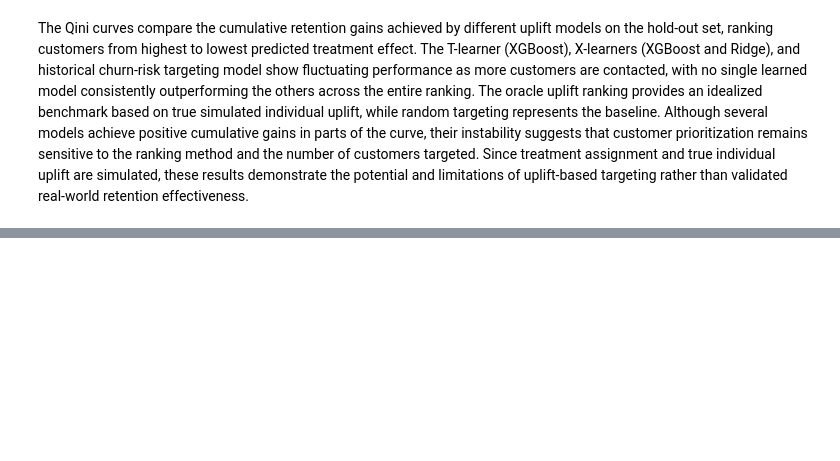
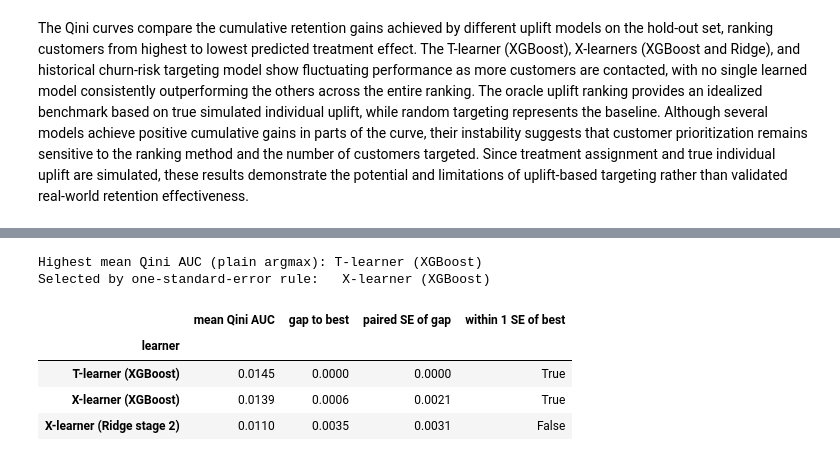
Before and after one commit to danielowuor/Customer-Retention-Intelligence-System, a Jupyter notebook: notebooks/05_uplift_modeling.ipynb, the cells around one changed output, grey strips where cells are left out. Cells and saved outputs as stored; diff of their text form; code cells hidden in the pictures; blank space fills up the shorter version.

```diff
--- a/notebooks/05_uplift_modeling.ipynb
+++ b/notebooks/05_uplift_modeling.ipynb
@@ -381,0 +425,26 @@ The Qini curves compare the cumulative retention gains achieved by different upl
+# %%
+q = selection_runs.reset_index().pivot(index="seed", columns="index", values="Qini AUC")
+mean_q = q[LEARNERS].mean()
+best_by_mean = mean_q.idxmax()
+COMPLEXITY_ORDER = ["X-learner (Ridge stage 2)", "X-learner (XGBoost)", "T-learner (XGBoost)"]   # simplest first
+
+rows = []
+for m in LEARNERS:
+    gap = mean_q[best_by_mean] - mean_q[m]
+    se = (q[best_by_mean] - q[m]).std(ddof=1) / np.sqrt(len(q)) if m != best_by_mean else 0.0
+    rows.append({"learner": m, "mean Qini AUC": mean_q[m], "gap to best": gap,
+                 "paired SE of gap": se, "within 1 SE of best": bool(m == best_by_mean or gap <= se)})
+selection_table = pd.DataFrame(rows).set_index("learner")
+
+PRIMARY_LEARNER = next(m for m in COMPLEXITY_ORDER if selection_table.loc[m, "within 1 SE of best"])
+print(f"Highest mean Qini AUC (plain argmax): {best_by_mean}")
+print(f"Selected by one-standard-error rule:   {PRIMARY_LEARNER}")
+selection_table.round(4)
+# %% [output]
+Highest mean Qini AUC (plain argmax): T-learner (XGBoost)
+Selected by one-standard-error rule:   X-learner (XGBoost)
+|  | mean Qini AUC | gap to best | paired SE of gap | within 1 SE of best |
+| learner |  |  |  |  |
+| T-learner (XGBoost) | 0.0145 | 0.0000 | 0.0000 | True |
+| X-learner (XGBoost) | 0.0139 | 0.0006 | 0.0021 | True |
+| X-learner (Ridge stage 2) | 0.0110 | 0.0035 | 0.0031 | False |
```
Also changed, not shown: parts of 7 cells of this notebook.
